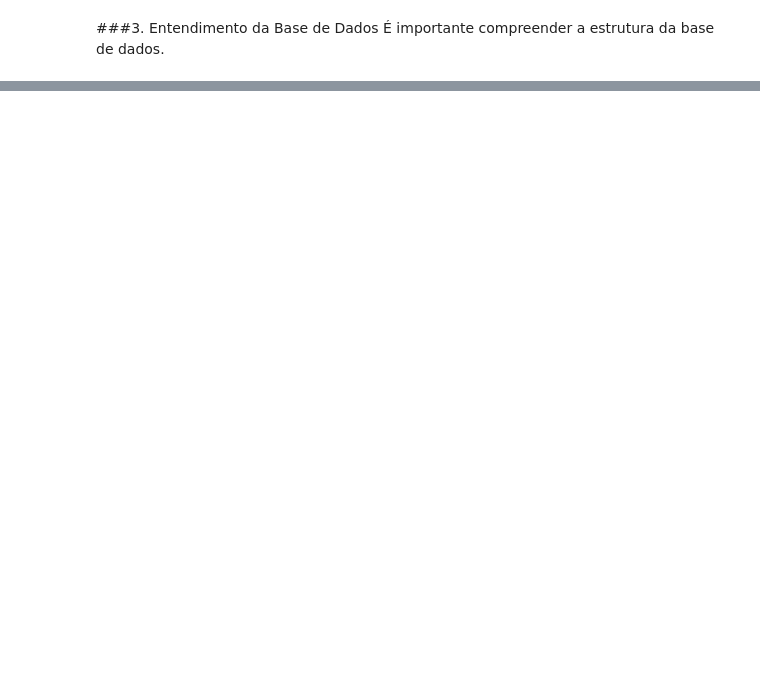
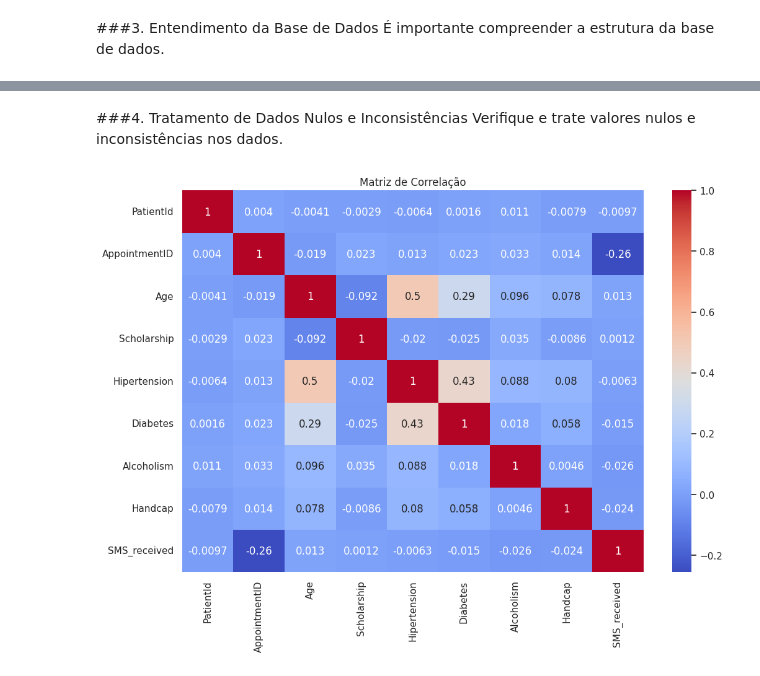
Before and after one commit to eddorileo/saudeDigital, a Jupyter notebook: nowshow_pipeline.ipynb, the cells around one changed output, grey strips where cells are left out. Drawn from its saved outputs; the diff is of its cells as text; code cells hidden in the pictures; blank space fills up the shorter version.

```diff
--- a/nowshow_pipeline.ipynb
+++ b/nowshow_pipeline.ipynb
@@ -90 +90,34 @@ memory usage: 11.8+ MB
 | max | 9.999816e+14 | 5.790484e+06 | 115.000000 | 1.000000 | 1.000000 | 1.000000 | 1.000000 | 4.000000 | ... |
+# %% [markdown]
+###4. Tratamento de Dados Nulos e Inconsistências
+Verifique e trate valores nulos e inconsistências nos dados.
+# %%
+df = df.drop_duplicates()
+# %%
+# Verificar valores nulos
+df.isnull().sum()
+
+# Tratar valores nulos (se necessário)
+df = df.dropna()  # Exemplo: remover linhas com valores nulos
+
+# Verificar inconsistências
+# Exemplo: Verificar idade negativa
+df = df[df['Age'] >= 0]
+
+# Verificar duplicatas
+df = df.drop_duplicates()
+
+
+# Filtrar colunas numéricas
+numerical_cols = df.select_dtypes(include=[np.number]).columns
+
+# Remover valores nulos (se houver) nas colunas numéricas
+df_numerical = df[numerical_cols].dropna()
+
+# Calcular e visualizar a matriz de correlação
+plt.figure(figsize=(12, 8))
+sns.heatmap(df_numerical.corr(), annot=True, cmap='coolwarm')
+plt.title('Matriz de Correlação')
+plt.show()
+# %% [output]
+[figure, added]
```
Also changed, not shown: parts of 4 cells of this notebook.
